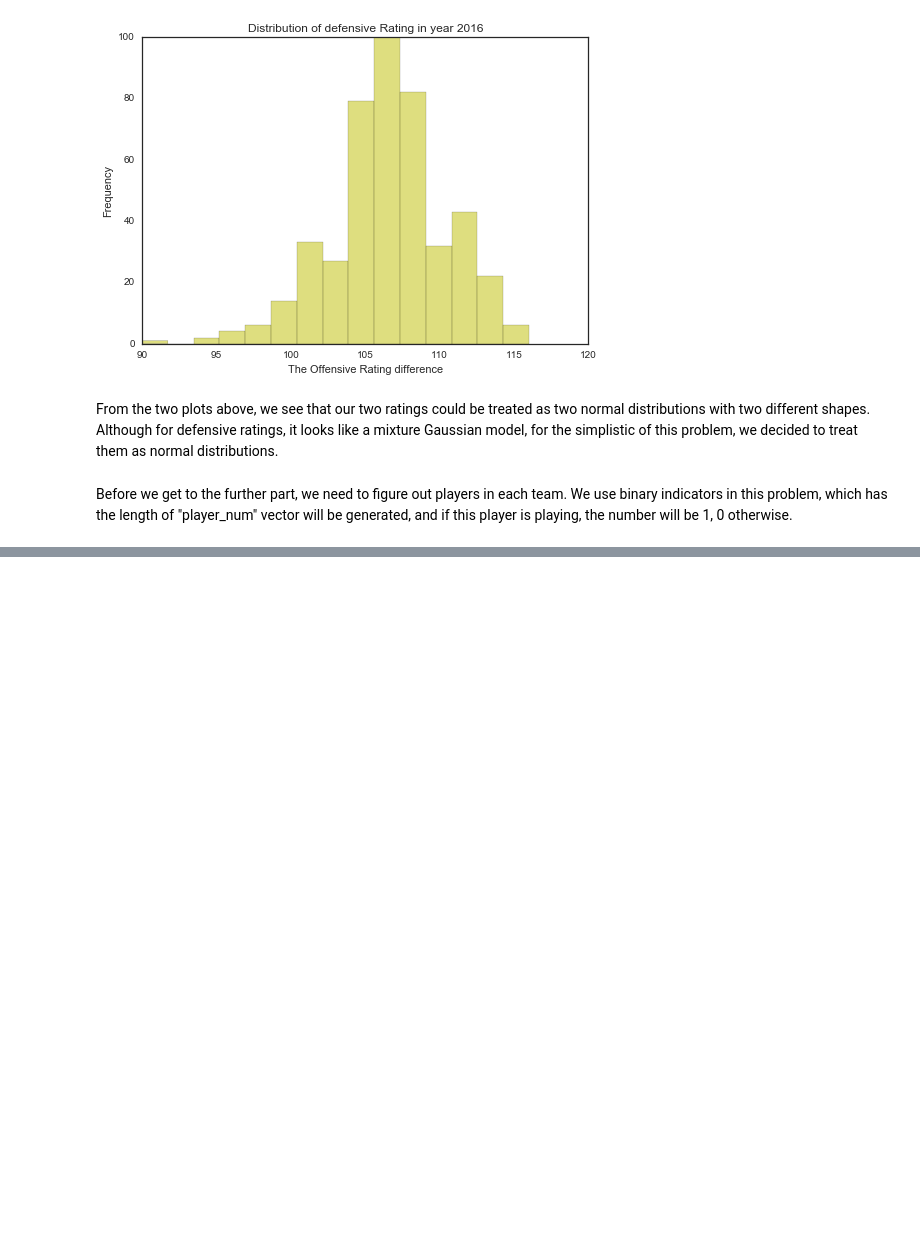
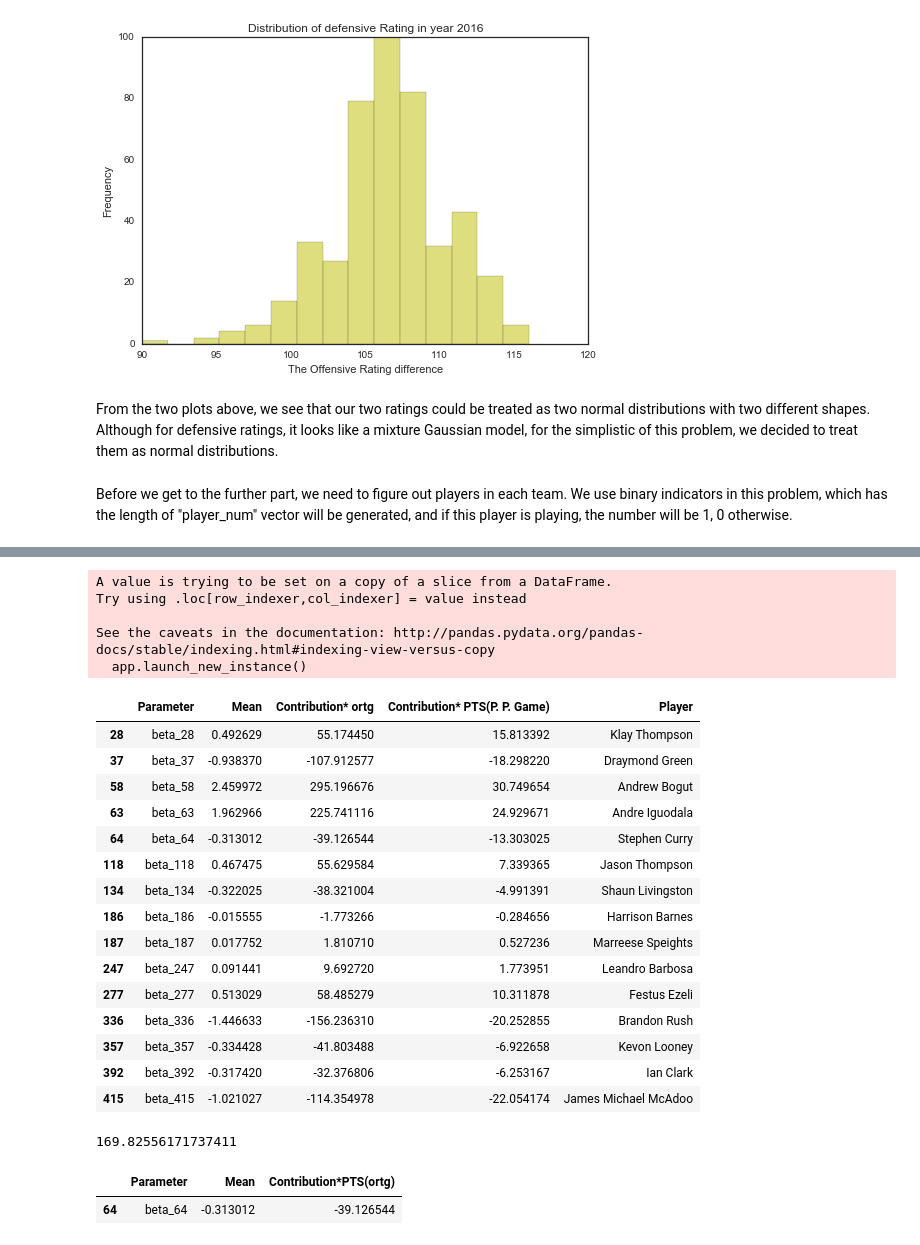
Before and after one commit to AM207Fantasy/am207, a Jupyter notebook: Pymc and Pooling.ipynb, the cells around one changed output, grey strips where cells are left out. Cells and saved outputs as stored; diff of their text form; code cells hidden in the pictures; blank space fills up the shorter version.

Commit message:
not much progress for pymc

```diff
--- a/Pymc and Pooling.ipynb
+++ b/Pymc and Pooling.ipynb
@@ -232,0 +193,12 @@ array(['Monta Ellis', 'Ed Davis', 'Cliff Alexander', 'Gary Neal',
+# %%
+# Read csv and analyze the data
+mcmc.write_csv("pymcResult.csv")
+pymc_result = pd.read_csv('pymcResult.csv')[['Parameter', ' Mean']]
+beta_result = pymc_result[:451]
+gamma_result = pymc_result[481:481+451]
+rosters = player_info["Player"].values
+player_PTS = player_info['PTS'].values
+#Adjusted Contribution with Points per game
+beta_result["Contribution* ortg"] = beta_result[' Mean'] * ortg_values
+beta_result["Contribution* PTS(P. P. Game)"] = beta_result[' Mean'] * player_PTS
+beta_result.head()
@@ -232,0 +269,37 @@ array(['Monta Ellis', 'Ed Davis', 'Cliff Alexander', 'Gary Neal',
+# %%
+#Find the Golden State Warrior Member
+gs_warriors = beta_result[host_team_line_up[2]]
+gs_warriors['Player'] = rosters[gs_warriors.index]
+gs_warriors
+# %% [output]
+A value is trying to be set on a copy of a slice from a DataFrame.
+Try using .loc[row_indexer,col_indexer] = value instead
+
+See the caveats in the documentation: http://pandas.pydata.org/pandas-docs/stable/indexing.html#indexing-view-versus-copy
+  app.launch_new_instance()
+|  | Parameter | Mean | Contribution* ortg | Contribution* PTS(P. P. Game) | Player |
+| 28 | beta_28 | 0.492629 | 55.174450 | 15.813392 | Klay Thompson |
+| 37 | beta_37 | -0.938370 | -107.912577 | -18.298220 | Draymond Green |
+| 58 | beta_58 | 2.459972 | 295.196676 | 30.749654 | Andrew Bogut |
+| 63 | beta_63 | 1.962966 | 225.741116 | 24.929671 | Andre Iguodala |
+| 64 | beta_64 | -0.313012 | -39.126544 | -13.303025 | Stephen Curry |
+| 118 | beta_118 | 0.467475 | 55.629584 | 7.339365 | Jason Thompson |
+| 134 | beta_134 | -0.322025 | -38.321004 | -4.991391 | Shaun Livingston |
+| 186 | beta_186 | -0.015555 | -1.773266 | -0.284656 | Harrison Barnes |
+| 187 | beta_187 | 0.017752 | 1.810710 | 0.527236 | Marreese Speights |
+| 247 | beta_247 | 0.091441 | 9.692720 | 1.773951 | Leandro Barbosa |
+| 277 | beta_277 | 0.513029 | 58.485279 | 10.311878 | Festus Ezeli |
+| 336 | beta_336 | -1.446633 | -156.236310 | -20.252855 | Brandon Rush |
+| 357 | beta_357 | -0.334428 | -41.803488 | -6.922658 | Kevon Looney |
+| 392 | beta_392 | -0.317420 | -32.376806 | -6.253167 | Ian Clark |
+| 415 | beta_415 | -1.021027 | -114.354978 | -22.054174 | James Michael McAdoo |
+# %%
+np.sum(gs_warriors["Contribution*PTS(ortg)"].values)
+# %% [output]
+169.82556171737411
+# %%
+# check Curry's score
+beta_result[beta_result['Parameter'] == 'beta_64']
+# %% [output]
+|  | Parameter | Mean | Contribution*PTS(ortg) |
+| 64 | beta_64 | -0.313012 | -39.126544 |
```
Also changed, not shown: parts of 38 cells of this notebook, 1 other file.
